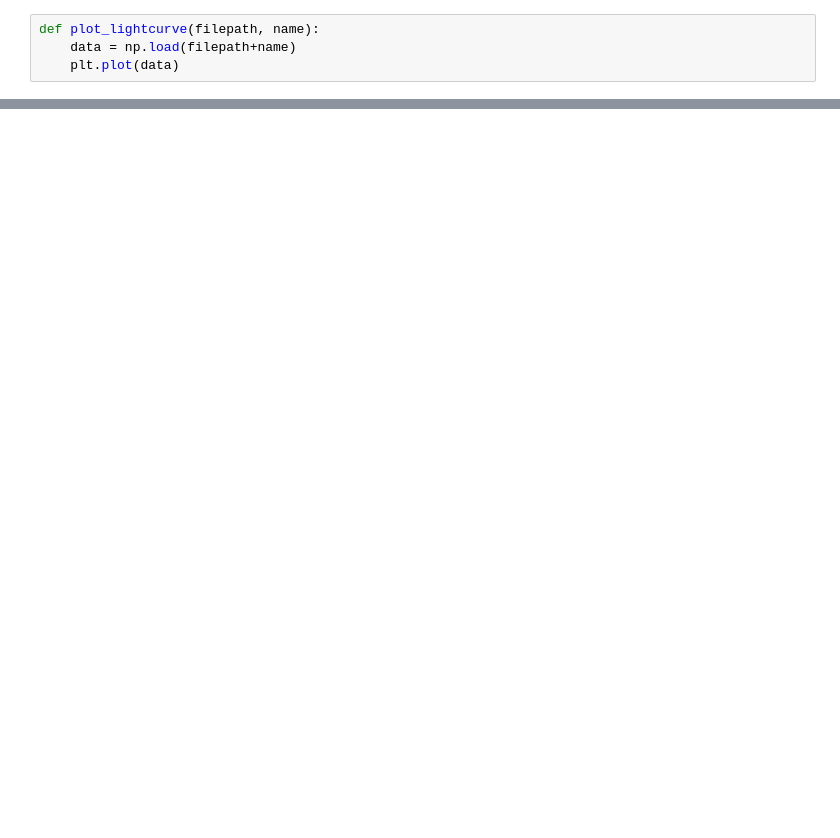
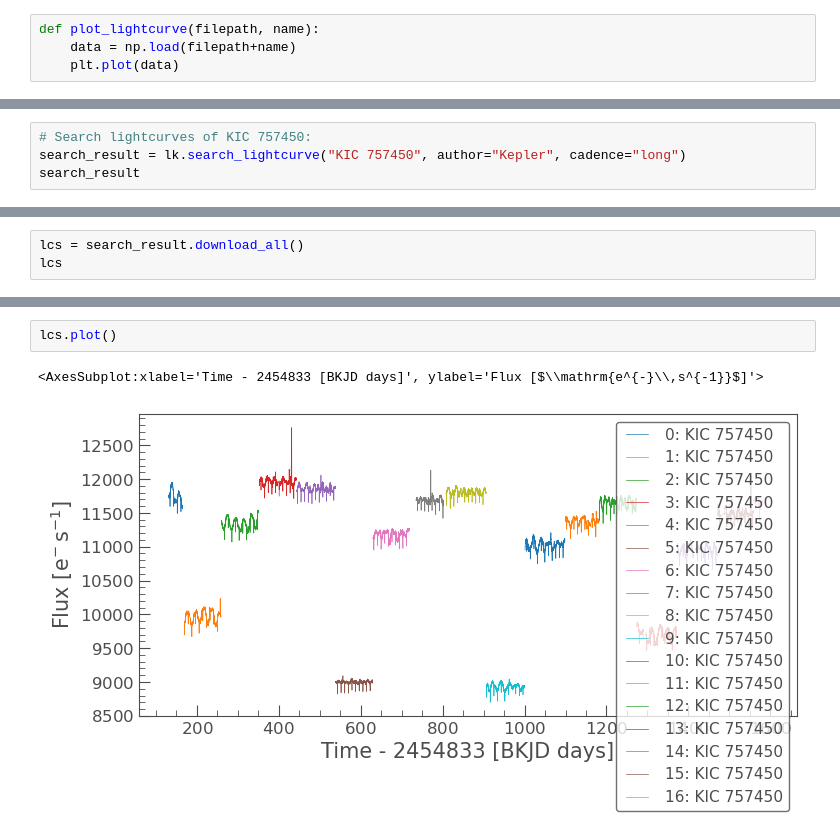
Before and after one commit to gatechdvateam/energy_hub, a Jupyter notebook: utils/test_azure.ipynb, the cells around one changed output, grey strips where cells are left out. Saved outputs shown, nothing was run; the diff lists cells and outputs as text; blank space fills up the shorter version.

```diff
--- a/utils/test_azure.ipynb
+++ b/utils/test_azure.ipynb
@@ -31,0 +32,4 @@ plot_lightcurve(filepath=filepath, name=global_v)
+# %%
+# Search lightcurves of KIC 757450:
+search_result = lk.search_lightcurve("KIC 757450", author="Kepler", cadence="long")
+search_result
@@ -31,0 +57,3 @@ plot_lightcurve(filepath=filepath, name=global_v)
+# %%
+lcs = search_result.download_all()
+lcs
@@ -31,0 +79,5 @@ plot_lightcurve(filepath=filepath, name=global_v)
+# %%
+lcs.plot()
+# %% [output]
+<AxesSubplot:xlabel='Time - 2454833 [BKJD days]', ylabel='Flux [$\\mathrm{e^{-}\\,s^{-1}}$]'>
+[figure, added]
```
Also changed, not shown: parts of 11 cells of this notebook.
